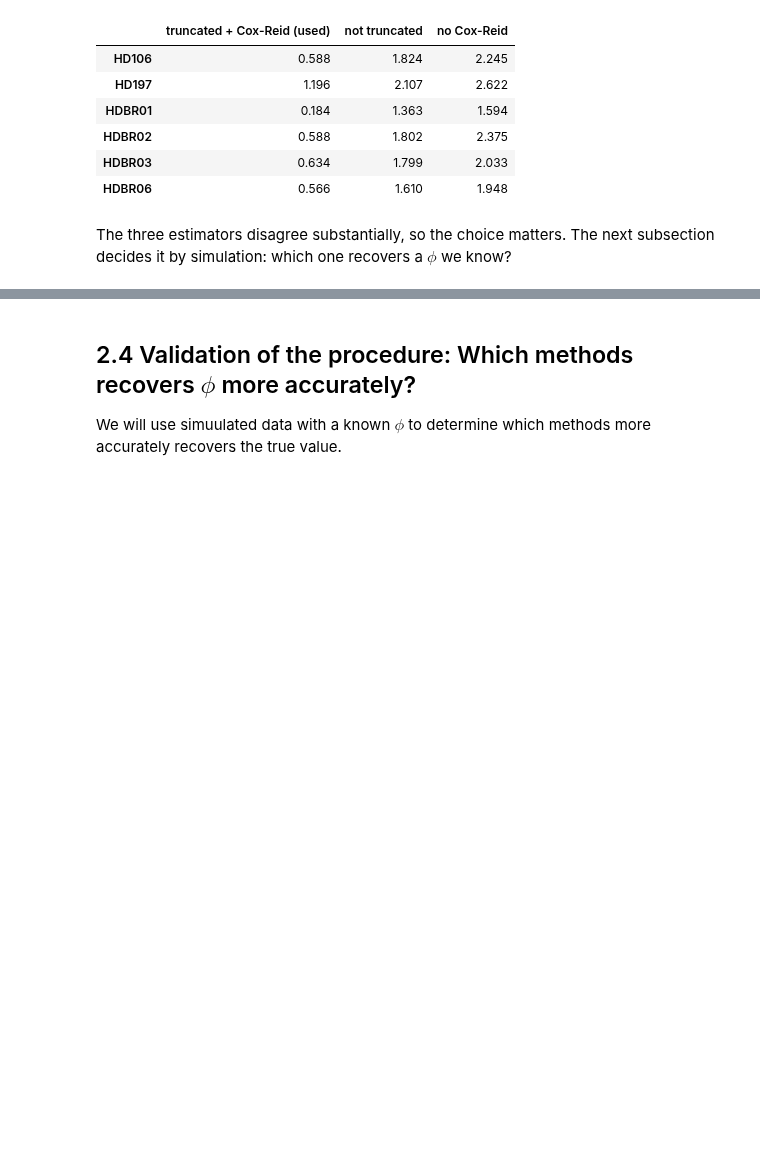
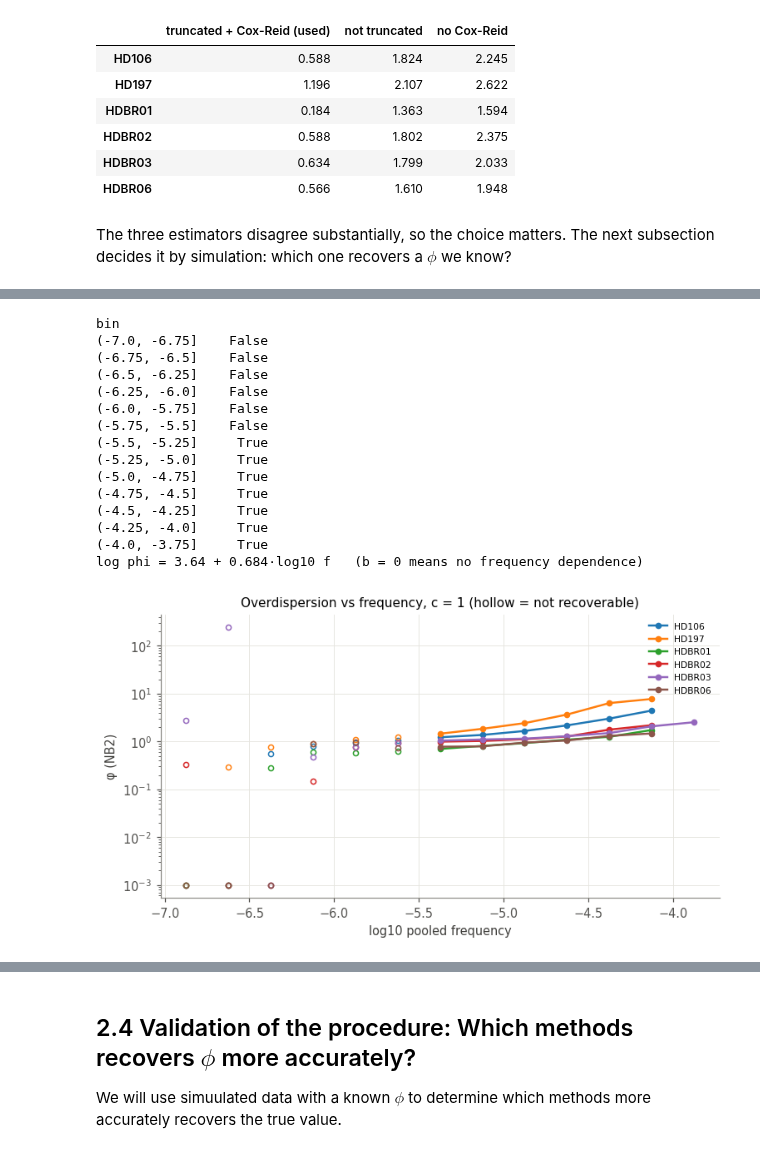
Before and after one commit to leogabcz/VHIO-colab, a Jupyter notebook: notebooks/Notebook_2_NB_fit.ipynb, the cells around one changed output, grey strips where cells are left out. Drawn from its saved outputs; the diff is of its cells as text; code cells hidden in the pictures; blank space fills up the shorter version.

```diff
--- a/notebooks/Notebook_2_NB_fit.ipynb
+++ b/notebooks/Notebook_2_NB_fit.ipynb
@@ -212,15 +212,3 @@ display(est.round(3))
 # %% [markdown]
 The three estimators disagree substantially, so the choice matters. The next
 subsection decides it by simulation: which one recovers a $\phi$ we know?
-# %%
-rows = []
-for p, g in d_qc.groupby('patient', observed=True):
-    for c in [1, 2, 3, 5, 10]:
-        r = nb.fit_nb_dispersion_cr(g, min_detect=2, min_freq_mult=0, truncate=True,
-                                    c_val=c, cox_reid=True, n_bins=6, min_bin_clones=200)
-        rows.append({'donor': short(p), 'c': c, 'pooled': r['phi'], 'n_clones': r['n_clones'],
-                     **{f"bin{i}": v for i, v in enumerate(r['bins']['phi'])}})
-res = pd.DataFrame(rows)
-display(res.pivot(index='donor', columns='c', values='pooled').round(2))     # pooled phi vs c
-display(res[res['c'] == 1].set_index('donor').drop(columns=['c']).round(2))  # phi by frequency bin at c=1
-print(r['bins'][['bin_log10_freq', 'n_clones']])   # frequency ranges of the bins (last donor/c)
@@ -250,0 +299,47 @@ print(r['bins'][['bin_log10_freq', 'n_clones']])   # frequency ranges of the bin
+# %%
+DONORS_RUN = [p for p in d_qc['patient'].unique()]       # start with one donor
+real, calib = [], {}
+for p in DONORS_RUN:
+    g = d_qc[d_qc['patient'] == p]
+    e = phi_by_bin(g, c=1, min_detect=2); e['donor'] = short(p); real.append(e)
+    calib[p] = calibrate(g, n_rep=5, c=1, min_detect=2)
+real = pd.concat(real, ignore_index=True)
+
+# a bin is trusted only if it is trusted in every donor's calibration
+flags = pd.concat({short(p): trusted_bins(cal)[1] for p, cal in calib.items()}, axis=1)
+trusted = flags.all(axis=1)
+print(trusted.to_string())
+
+# plot: real estimates, untrusted bins hollow
+fig, ax = plt.subplots(figsize=(7, 4))
+for donor, e in real.groupby('donor'):
+    ok = e['bin'].map(trusted).fillna(False).astype(bool)
+    l, = ax.plot(e.loc[ok, 'log10f'], e.loc[ok, 'phi'], 'o-', ms=4, label=donor)
+    ax.plot(e.loc[~ok, 'log10f'], e.loc[~ok, 'phi'], 'o', ms=4, mfc='none', color=l.get_color())
+ax.set(yscale='log', xlabel='log10 pooled frequency', ylabel='φ (NB2)',
+       title='Overdispersion vs frequency, c = 1 (hollow = not recoverable)')
+ax.legend(fontsize=7); fig.tight_layout()
+
+# trend on trusted bins, weighted by the simulated spread of log phi
+sd = pd.concat({short(p): trusted_bins(cal)[2] for p, cal in calib.items()}, axis=1).median(axis=1)
+t = real[real['bin'].map(trusted).fillna(False).astype(bool)].dropna(subset=['phi'])
+w = 1 / t['bin'].map(sd).astype(float)
+b, a = np.polyfit(t['log10f'].astype(float), np.log(t['phi']), 1, w=w)
+print(f"log phi = {a:.2f} + {b:.3f}·log10 f   (b = 0 means no frequency dependence)")
+# %% [output]
+bin
+(-7.0, -6.75]    False
+(-6.75, -6.5]    False
+(-6.5, -6.25]    False
+(-6.25, -6.0]    False
+(-6.0, -5.75]    False
+(-5.75, -5.5]    False
+(-5.5, -5.25]     True
+(-5.25, -5.0]     True
+(-5.0, -4.75]     True
+(-4.75, -4.5]     True
+(-4.5, -4.25]     True
+(-4.25, -4.0]     True
+(-4.0, -3.75]     True
+log phi = 3.64 + 0.684·log10 f   (b = 0 means no frequency dependence)
+[figure, added]
```
Also changed, not shown: parts of 4 cells of this notebook, 1 other file.
